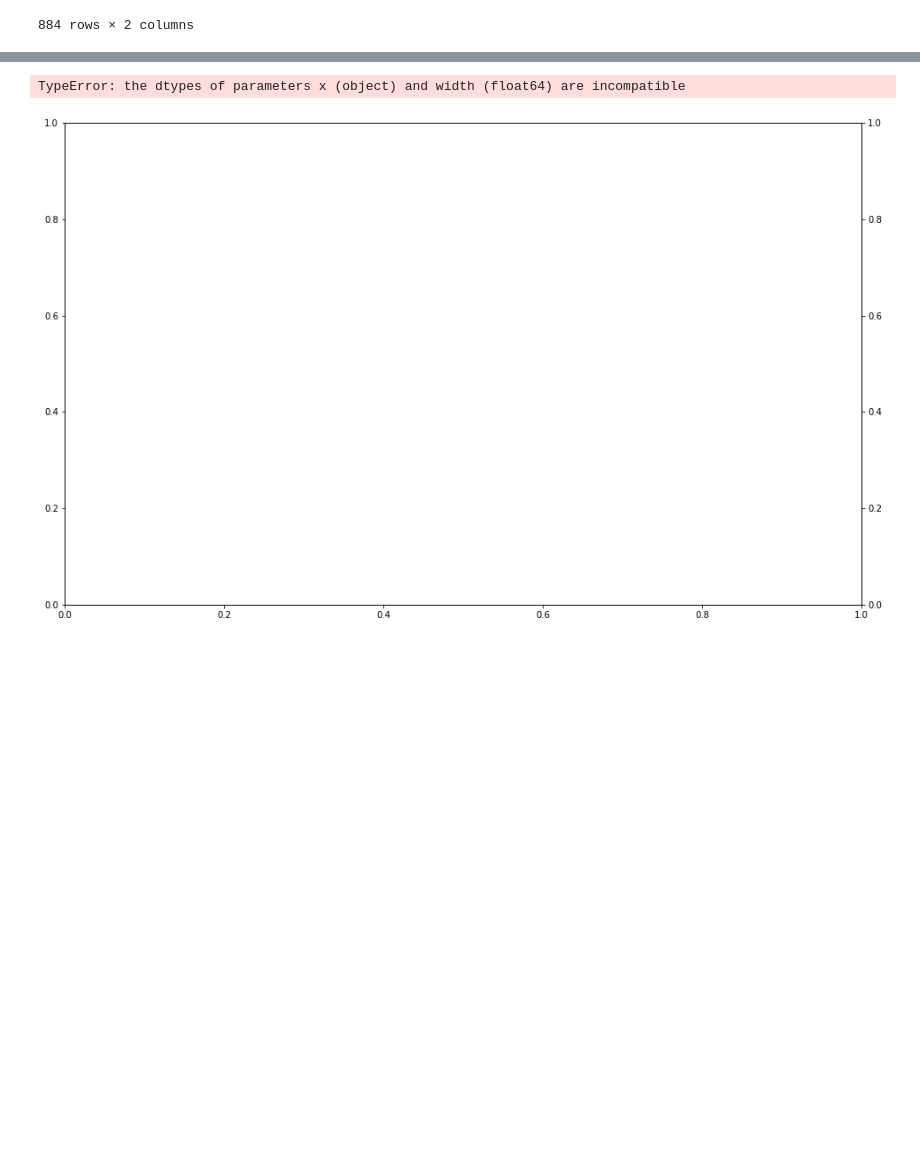
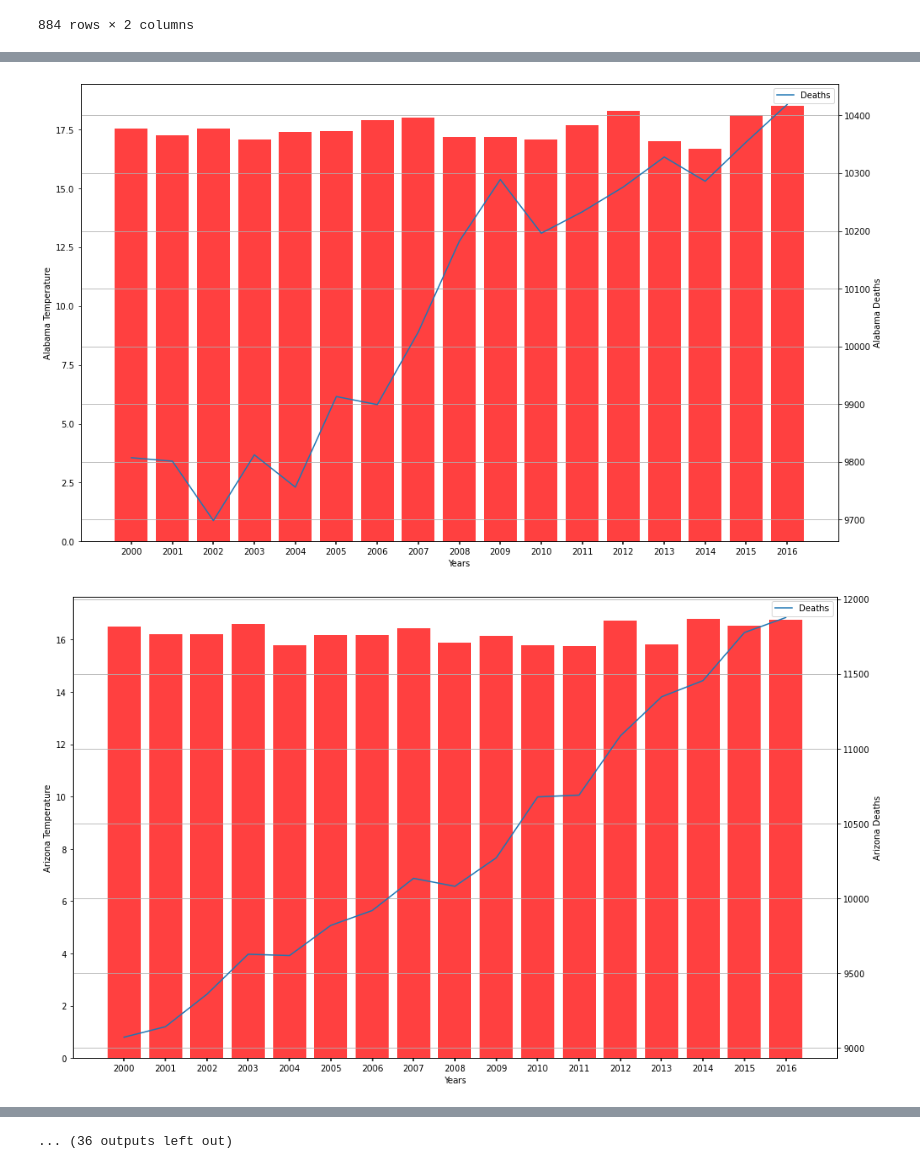
Before and after one commit to skesamsetty/Analysis-on-Mortality-Rate-with-Cause-a-as-Cancer-due-to-Climate-Changes, a Jupyter notebook: notebooks/all_states_data_analyzer.ipynb, the cells around one changed output, grey strips where cells are left out. Drawn from its saved outputs; the diff is of its cells as text; code cells hidden in the pictures; blank space fills up the shorter version.

```diff
--- a/notebooks/all_states_data_analyzer.ipynb
+++ b/notebooks/all_states_data_analyzer.ipynb
@@ -156,3 +140,6 @@ annual_change
 |  | Wisconsin | 7.884259 | 11498 |
 |  | Wyoming | 6.615741 | 962 |
 884 rows × 2 columns
+# %%
+us_data_df = pd.DataFrame(annual_change.reset_index()).dropna()
+us_data_df.head(10)
@@ -159,7 +158,8 @@ annual_change
 # %%
 # annual_change = annual_change.reset_index()
-# for selected_state in state_fips_code["state_name"]:
-#     if ((selected_state != 'Hawaii') and (selected_state != 'Alaska')):
-#         print(f"Processing state {selected_state}")
+for selected_state in us_data_df['state_name'].unique():
+    if ((selected_state != 'Hawaii') and (selected_state != 'Alaska')):
+        print(f"Processing state {selected_state} year {us_data_df['year'].unique()} state {us_data_df['temperature_celsius'].loc[us_data_df['state_name']==selected_state]}")
+
 #         print(annual_change.index)
 # %% [output]
@@ -183,25 +183,29 @@ RangeIndex(start=0, stop=884, step=1)
 # %%
-# plot the graphs to indicate the impact of climate change on human deaths due to cancer
+# plot the graphs to indicate the impact of climate change on human deaths due to cancer for each US State
 
-for selected_state in state_fips_code["state_name"]:
-    if ((selected_state != 'Hawaii') and (selected_state != 'Alaska')):
-        fig, ax = plt.subplots()
-        fig.subplots_adjust(right=0.75)
-        fig.set_figheight(10)
-        fig.set_figwidth(20)
-        twin1 = ax.twinx()
-        ax.bar(annual_change.index, annual_change["temperature_celsius"], color="r", label="Temperature",alpha=0.75, tick_label = annual_change.index)
-        twin1.plot(annual_change.index, annual_change["deaths"], label="Deaths")
-        ylabel = f"{selected_state} Temperature"
-        twin_ylabel = f"{selected_state} Deaths"
-        ax.set_xlabel("Years")
-        ax.set_ylabel(ylabel)
-        twin1.set_ylabel(twin_ylabel)
-        tkw = dict(size=4, width=1.5)
-        ax.tick_params(axis='x', **tkw)
-        filename=f"../images/{selected_state}.png"
-        plt.savefig(filename)
-        # plt.grid()
-        plt.legend()
-        # plt.show()
+for selected_state in us_data_df['state_name'].unique():
+    x_axis = us_data_df['year'].unique()
+    y_axis = us_data_df['temperature_celsius'].loc[us_data_df['state_name']==selected_state]
+    twin_y_axis = us_data_df['deaths'].loc[us_data_df['state_name']==selected_state]
+    fig, ax = plt.subplots()
+    fig.subplots_adjust(right=0.75)
+    fig.set_figheight(10)
+    fig.set_figwidth(20)
+    twin1 = ax.twinx()
+    ax.bar(x_axis, y_axis, color="r", label="Temperature",alpha=0.75, tick_label = x_axis)
+    twin1.plot(x_axis, twin_y_axis, label="Deaths")
+    ylabel = f"{selected_state} Temperature"
+    twin_ylabel = f"{selected_state} Deaths"
+    ax.set_xlabel("Years")
+    ax.set_ylabel(ylabel)
+    twin1.set_ylabel(twin_ylabel)
+    tkw = dict(size=4, width=1.5)
+    ax.tick_params(axis='x', **tkw)
+    filename=f"../images/{selected_state}.png"
+    plt.savefig(filename)
+    plt.grid()
+    plt.legend()
+    plt.show()
 # %% [output]
+[figure, new version]
+[figure, added]
@@ -208,2 +222 @@ for selected_state in state_fips_code["state_name"]:
-TypeError: the dtypes of parameters x (object) and width (float64) are incompatible
+... (36 outputs left out)
-[figure, old version]
```
Also changed, not shown: parts of 4 cells of this notebook, 41 other files.
